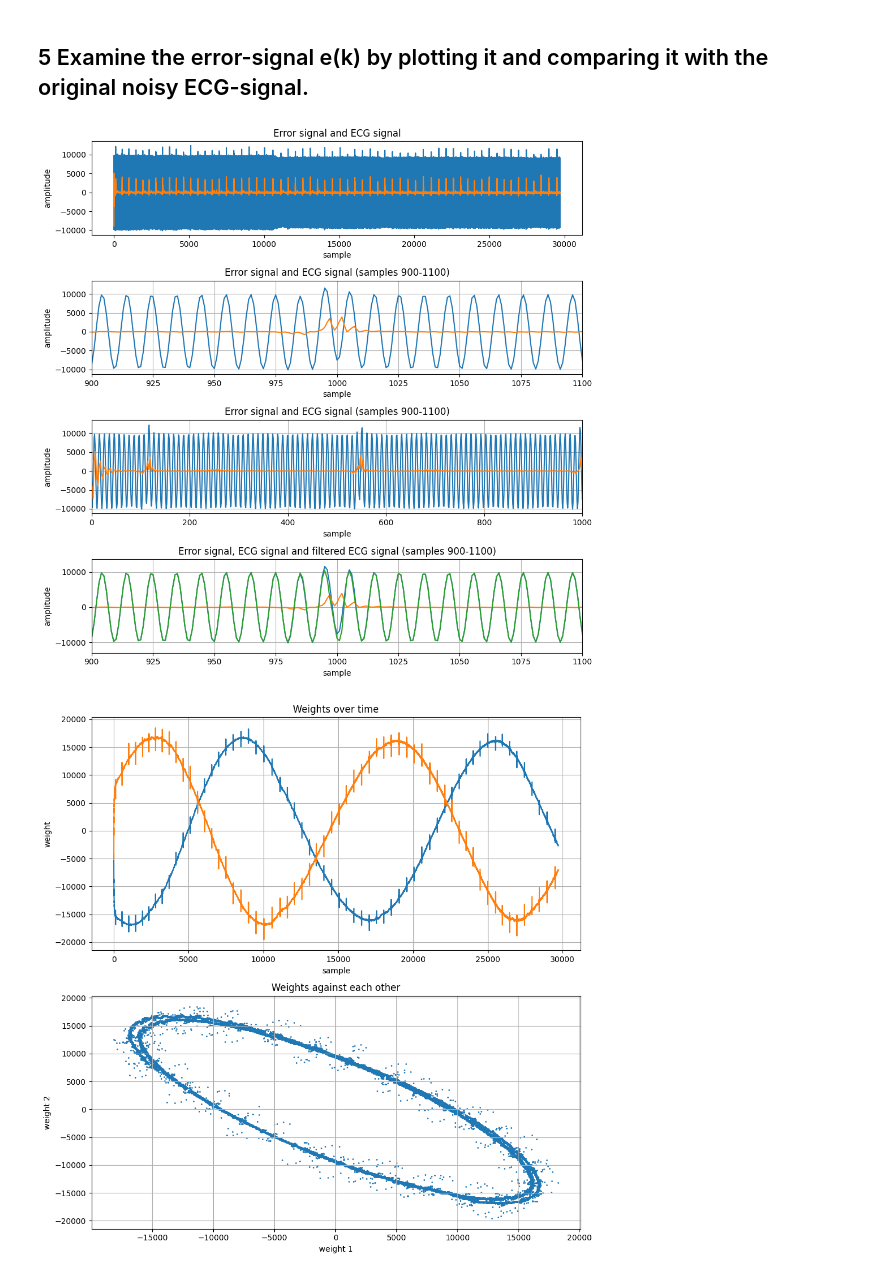
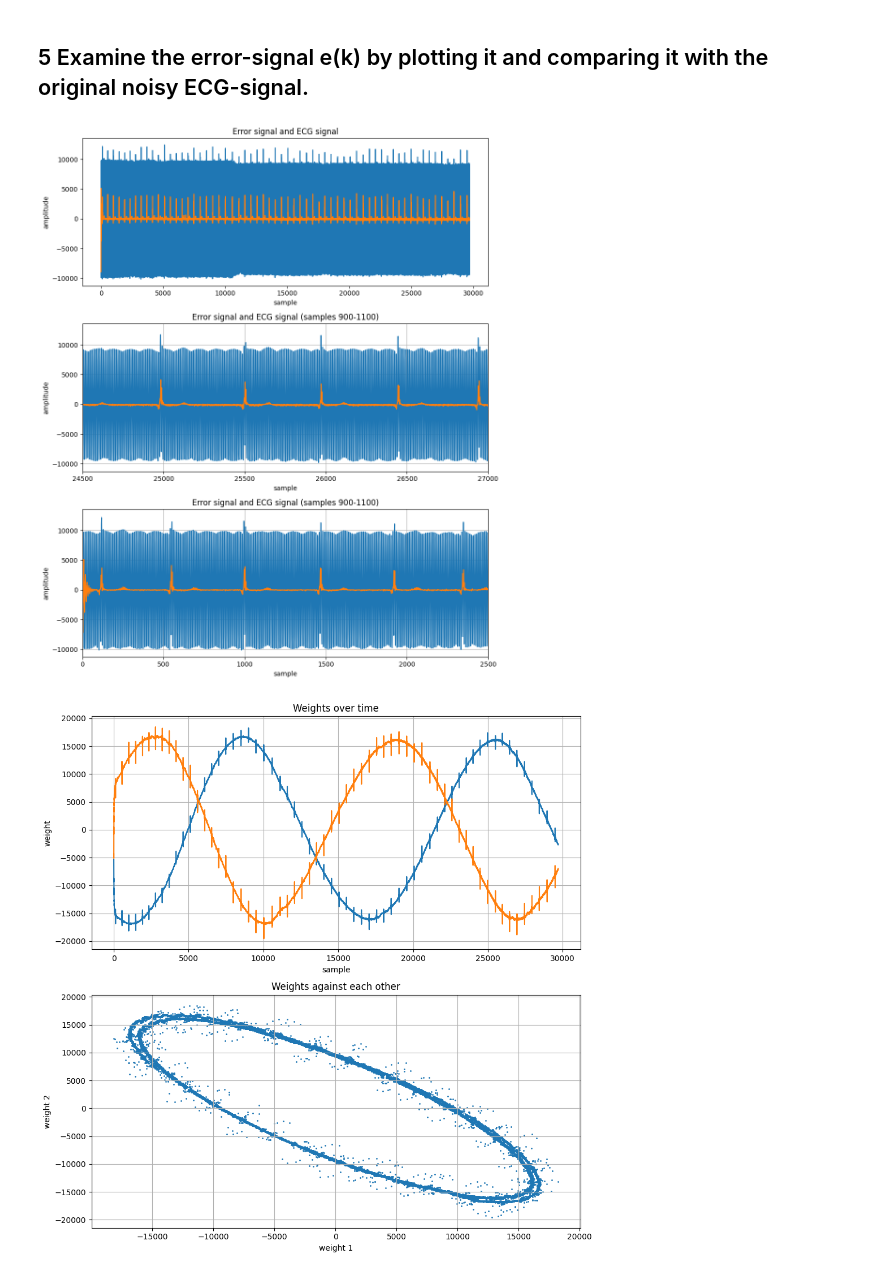
Before and after one commit to kpbaks/advance-signal-processing-assignment-2, a Jupyter notebook: assignment_2.ipynb, the cells around one changed output. Drawn from its saved outputs; the diff is of its cells as text; code cells hidden in the pictures.

```diff
--- a/assignment_2.ipynb
+++ b/assignment_2.ipynb
@@ -15,7 +14,7 @@ np.random.seed(42069) # always use the same random seed to make results comparab
 # %%
 # read ecg.dat into a numpy array
 ecg = np.loadtxt('./data/ecg.dat')
-nsamples = ecg.shape[0]
+n_samples = ecg.size
 # %%
 # plot ecg signal twice, once with the original signal and once with the first 1000 samples
 fig, ax = plt.subplots(2, 1, figsize=(10, 10))
@@ -33,8 +32,8 @@ plt.show()
 [figure]
 # %%
 # find power line frequency (50 Hz)
-fs = 500 # sampling frequency
-f, pxx = sp.signal.welch(ecg, fs, nperseg=2048) # nperseg is the number of samples per segment i.e. the length of the window
+Fs = 500 # sampling frequency
+f, pxx = sp.signal.welch(ecg, Fs, nperseg=2048) # nperseg is the number of samples per segment i.e. the length of the window
 
 max_pxx_idx: int = np.argmax(pxx)
 powerline_freq: float = f[max_pxx_idx]
@@ -48,7 +47,7 @@ plt.xlabel('Frequency [Hz]')
 plt.yscale('log') # more meaningful scale
 plt.grid()
 plt.ylabel('Power')
-plt.axvline(x=powerline_freq, color='red', linestyle='--')
+plt.axvline(x=powerline_freq, color='red', linestyle='--') # mark power line frequency
 plt.savefig('./img/ecg_power_spectrum.png')
 plt.show()
 # %% [output]
@@ -66,8 +65,11 @@ ntaps = 2
 ## 3  Implement an LMS filter which removes the ECG signal from a generated sinusoid at the power line frequency.
 # %%
 # input signal is cos(2*pi*50*t)
-t = np.arange(nsamples) / fs
-x = np.cos(2 * np.pi * powerline_freq * t)
+
+# we want x to correlate with the noise in the ecg signal
+x = np.cos(2 * np.pi * powerline_freq / Fs * np.arange(n_samples))
+
+# TODO: compute misadjustment rate for lms filter
 # %% [markdown]
 ## 4  Select an appropriate value for the step-size μ.
 # %%
@@ -113,42 +115,41 @@ w = lms_result.w
 ##  5 Examine the error-signal e(k) by plotting it and comparing it with the original noisy ECG-signal.
 # %%
 # plot error signal and ecg signal, fist with all samples and then with the first 1000 samples
-_, ax = plt.subplots(4, 1, figsize=(10, 10))
+_, ax = plt.subplots(3, 1, figsize=(10, 12))
 ax[0].plot(ecg)
 ax[0].plot(err)
 ax[0].set_title('Error signal and ECG signal')
 ax[0].set_xlabel('sample')
 ax[0].set_ylabel('amplitude')
 
 ax[1].plot(ecg)
 ax[1].plot(err)
 ax[1].set_title('Error signal and ECG signal (samples 900-1100)')
 ax[1].set_xlabel('sample')
-ax[1].set_xlim(900, 1100)
+ax[1].set_xlim(24500, 27000)
 ax[1].grid()
 ax[1].set_ylabel('amplitude')
 
 ax[2].plot(ecg)
 ax[2].plot(err)
 ax[2].set_title('Error signal and ECG signal (samples 900-1100)')
 ax[2].set_xlabel('sample')
-ax[2].set_xlim(0, 1000)
+ax[2].set_xlim(0, 2500)
 ax[2].grid()
 ax[2].set_ylabel('amplitude')
 
-ax[3].plot(ecg)
-ax[3].plot(err)
-ax[3].plot(y)
-ax[3].set_title('Error signal, ECG signal and filtered ECG signal (samples 900-1100)')
-ax[3].set_xlabel('sample')
-ax[3].set_xlim(900, 1100)
-ax[3].grid()
-ax[3].set_ylabel('amplitude')
+# ax[3].plot(ecg)
+# ax[3].plot(err)
+# ax[3].set_title('Error signal, ECG signal and filtered ECG signal (samples 900-1100)')
+# ax[3].set_xlabel('sample')
+# ax[3].set_xlim(24500, 25500)
+# ax[3].grid()
+# ax[3].set_ylabel('amplitude')
 
 plt.tight_layout()
 plt.show()
 # %% [output]
-[figure, old version]
+[figure, new version]
 # %%
 # plot weights over time and against each other
 fig, ax = plt.subplots(2, 1, figsize=(10, 10))
```
Also changed, not shown: parts of 8 cells of this notebook, 16 other files.
